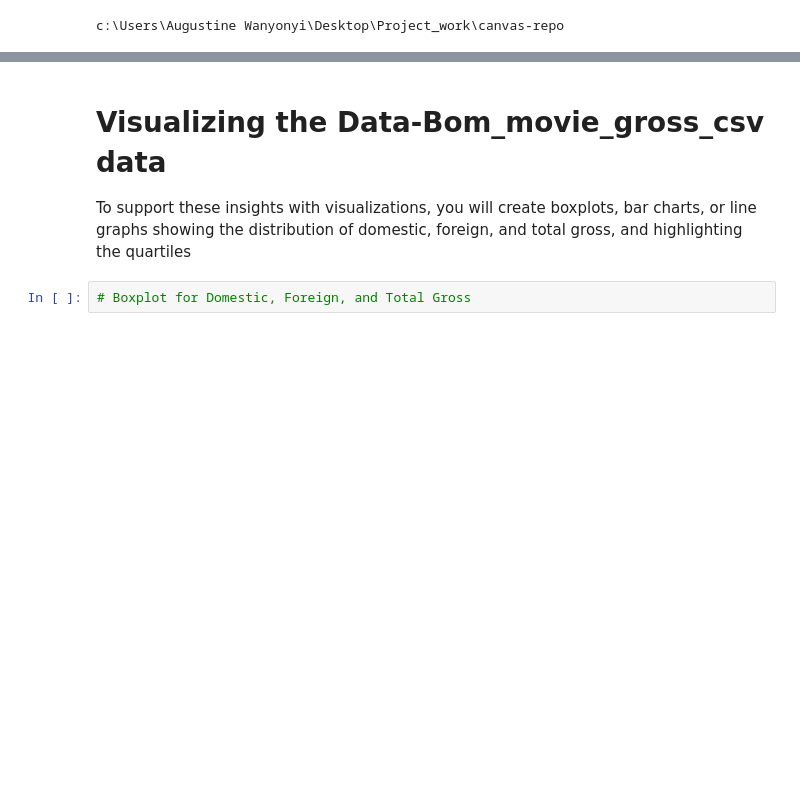
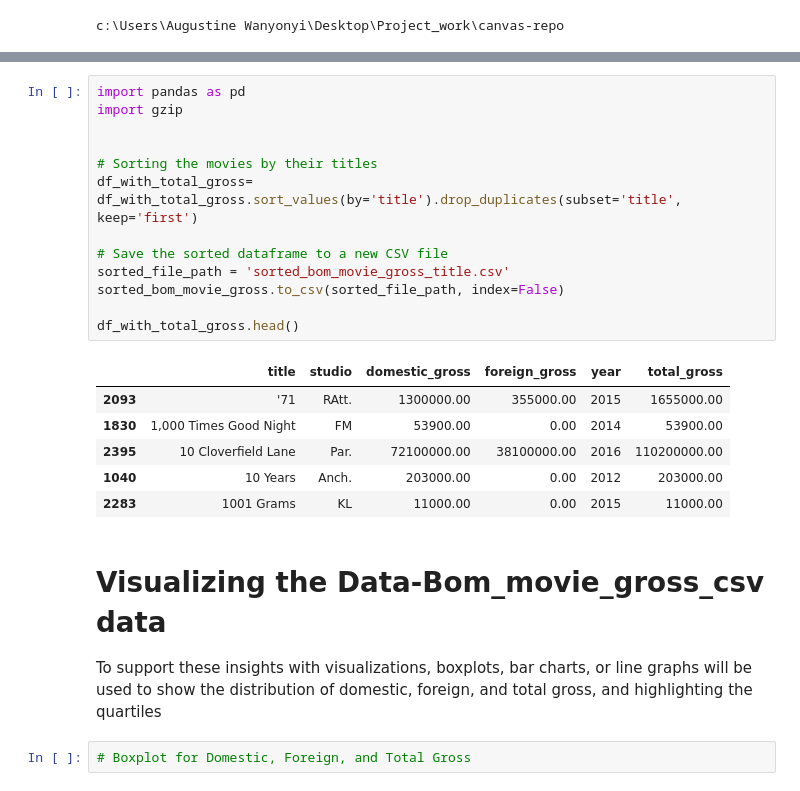
Before and after one commit to Mosota-Kemunto-Gladys-2020/Gladys-Mosota_dsc_phase_1_project, a Jupyter notebook: student.ipynb, the cells around one changed output, grey strips where cells are left out. Cells and saved outputs as stored; diff of their text form; blank space fills up the shorter version.

```diff
--- a/student.ipynb
+++ b/student.ipynb
@@ -246,6 +255,26 @@ Targeting the median values ($1.3 million domestic and $1.5 million foreign gros
+# %%
+import pandas as pd
+import gzip
+
+
+# Sorting the movies by their titles
+df_with_total_gross= df_with_total_gross.sort_values(by='title').drop_duplicates(subset='title', keep='first')
+
+# Save the sorted dataframe to a new CSV file
+sorted_file_path = 'sorted_bom_movie_gross_title.csv'
+sorted_bom_movie_gross.to_csv(sorted_file_path, index=False)
+
+df_with_total_gross.head()
+# %% [output]
+|  | title | studio | domestic_gross | foreign_gross | year | total_gross |
+| 2093 | '71 | RAtt. | 1300000.00 | 355000.00 | 2015 | 1655000.00 |
+| 1830 | 1,000 Times Good Night | FM | 53900.00 | 0.00 | 2014 | 53900.00 |
+| 2395 | 10 Cloverfield Lane | Par. | 72100000.00 | 38100000.00 | 2016 | 110200000.00 |
+| 1040 | 10 Years | Anch. | 203000.00 | 0.00 | 2012 | 203000.00 |
+| 2283 | 1001 Grams | KL | 11000.00 | 0.00 | 2015 | 11000.00 |
 # %% [markdown]
 # Visualizing the Data-Bom_movie_gross_csv data
-To support these insights with visualizations, you will create boxplots, bar charts, or line graphs showing the distribution of domestic, foreign, and total gross, and highlighting the quartiles
+To support these insights with visualizations, boxplots, bar charts, or line graphs will be  used to show  the distribution of domestic, foreign, and total gross, and highlighting the quartiles
 # %%
 # Boxplot for Domestic, Foreign, and Total Gross
 # %%
```
Also changed, not shown: parts of 29 cells of this notebook, 5 other files.
